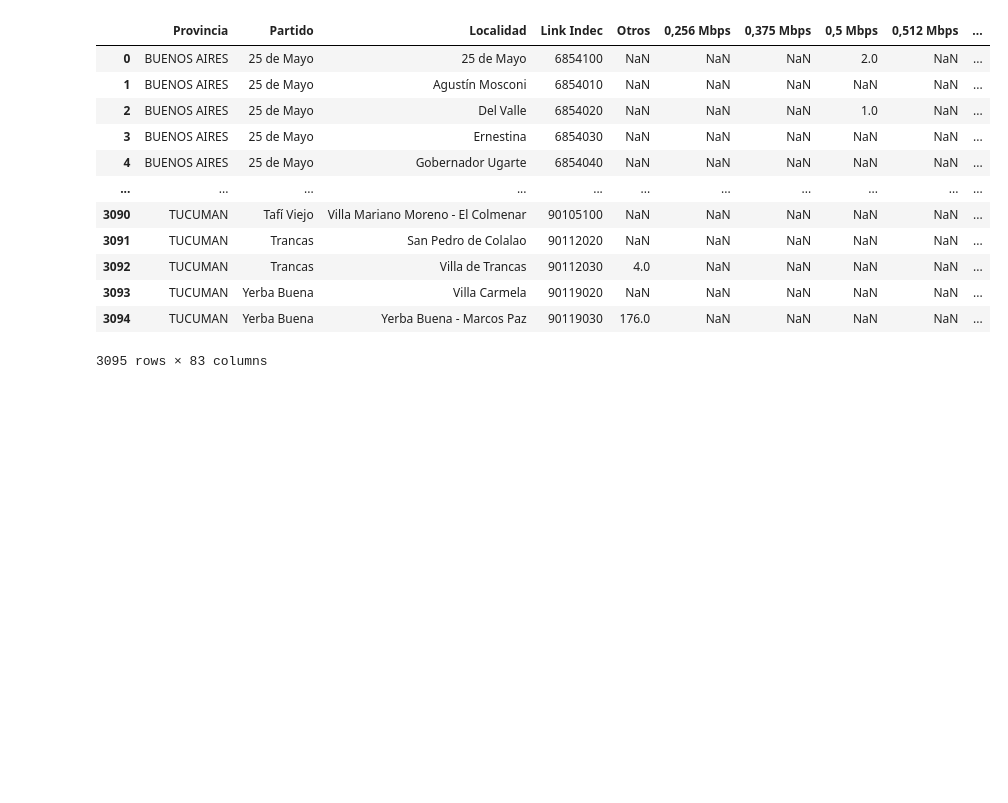
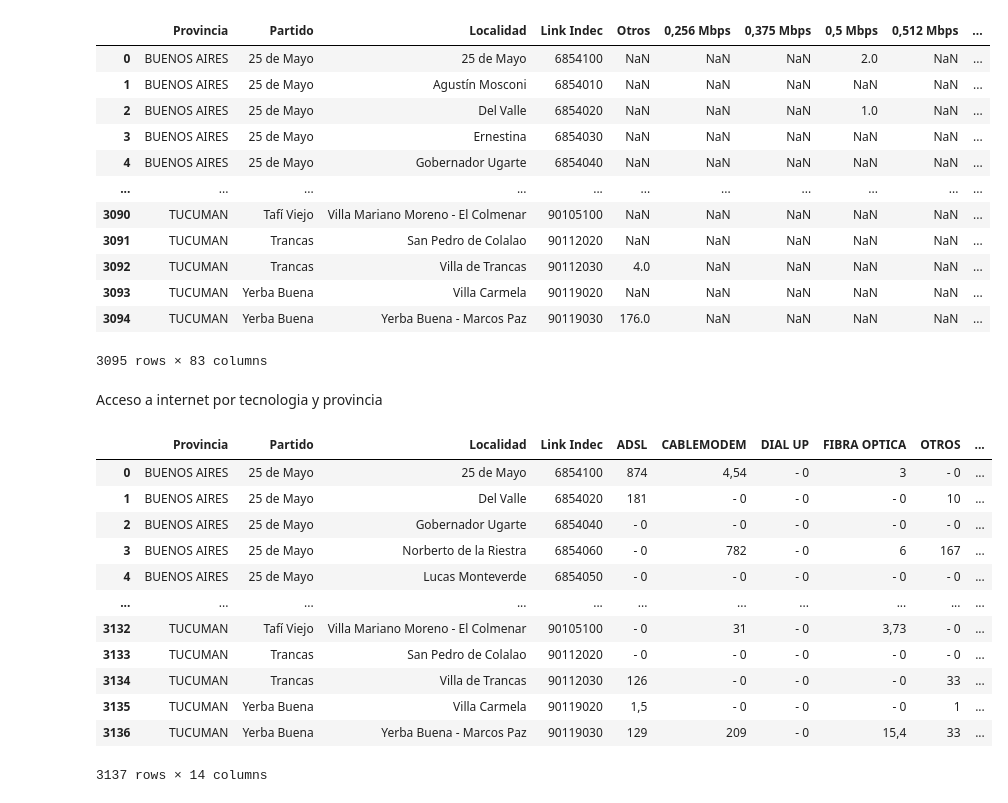
Before and after one commit to freddyv1828/Telecomunicaciones, a Jupyter notebook: Notebooks/Extraccion.ipynb, the cells around one changed output. Saved outputs shown, nothing was run; the diff lists cells and outputs as text; code cells hidden in the pictures; blank space fills up the shorter version.

```diff
--- a/Notebooks/Extraccion.ipynb
+++ b/Notebooks/Extraccion.ipynb
@@ -110,3 +110,23 @@ df_acce_localidad
 3095 rows × 83 columns
 # %%
 df_acce_localidad.to_parquet("../Data/Internet/Localidad/acceso_localidad.parquet")
+# %% [markdown]
+Acceso a internet por tecnologia y provincia
+# %%
+acc_tec_loc = "http://api.datosabiertos.enacom.gob.ar/api/v2/datastreams/ACCES-A-INTER-FIJO-62463/data.csv/?auth_key=9cun92xcuW7JGFfRreeHvM0expDhKp0w8OXd7h6q"
+df_acc_tec_loc = funciones.extraer_caonjunto(acc_tec_loc)
+df_acc_tec_loc
+# %% [output]
+|  | Provincia | Partido | Localidad | Link Indec | ADSL | CABLEMODEM | DIAL UP | FIBRA OPTICA | OTROS | ... |
+| 0 | BUENOS AIRES | 25 de Mayo | 25 de Mayo | 6854100 | 874 | 4,54 | - 0 | 3 | - 0 | ... |
+| 1 | BUENOS AIRES | 25 de Mayo | Del Valle | 6854020 | 181 | - 0 | - 0 | - 0 | 10 | ... |
+| 2 | BUENOS AIRES | 25 de Mayo | Gobernador Ugarte | 6854040 | - 0 | - 0 | - 0 | - 0 | - 0 | ... |
+| 3 | BUENOS AIRES | 25 de Mayo | Norberto de la Riestra | 6854060 | - 0 | 782 | - 0 | 6 | 167 | ... |
+| 4 | BUENOS AIRES | 25 de Mayo | Lucas Monteverde | 6854050 | - 0 | - 0 | - 0 | - 0 | - 0 | ... |
+| ... | ... | ... | ... | ... | ... | ... | ... | ... | ... | ... |
+| 3132 | TUCUMAN | Tafí Viejo | Villa Mariano Moreno - El Colmenar | 90105100 | - 0 | 31 | - 0 | 3,73 | - 0 | ... |
+| 3133 | TUCUMAN | Trancas | San Pedro de Colalao | 90112020 | - 0 | - 0 | - 0 | - 0 | - 0 | ... |
+| 3134 | TUCUMAN | Trancas | Villa de Trancas | 90112030 | 126 | - 0 | - 0 | - 0 | 33 | ... |
+| 3135 | TUCUMAN | Yerba Buena | Villa Carmela | 90119020 | 1,5 | - 0 | - 0 | - 0 | 1 | ... |
+| 3136 | TUCUMAN | Yerba Buena | Yerba Buena - Marcos Paz | 90119030 | 129 | 209 | - 0 | 15,4 | 33 | ... |
+3137 rows × 14 columns
```
Also changed, not shown: parts of 9 cells of this notebook, 3 other files.
